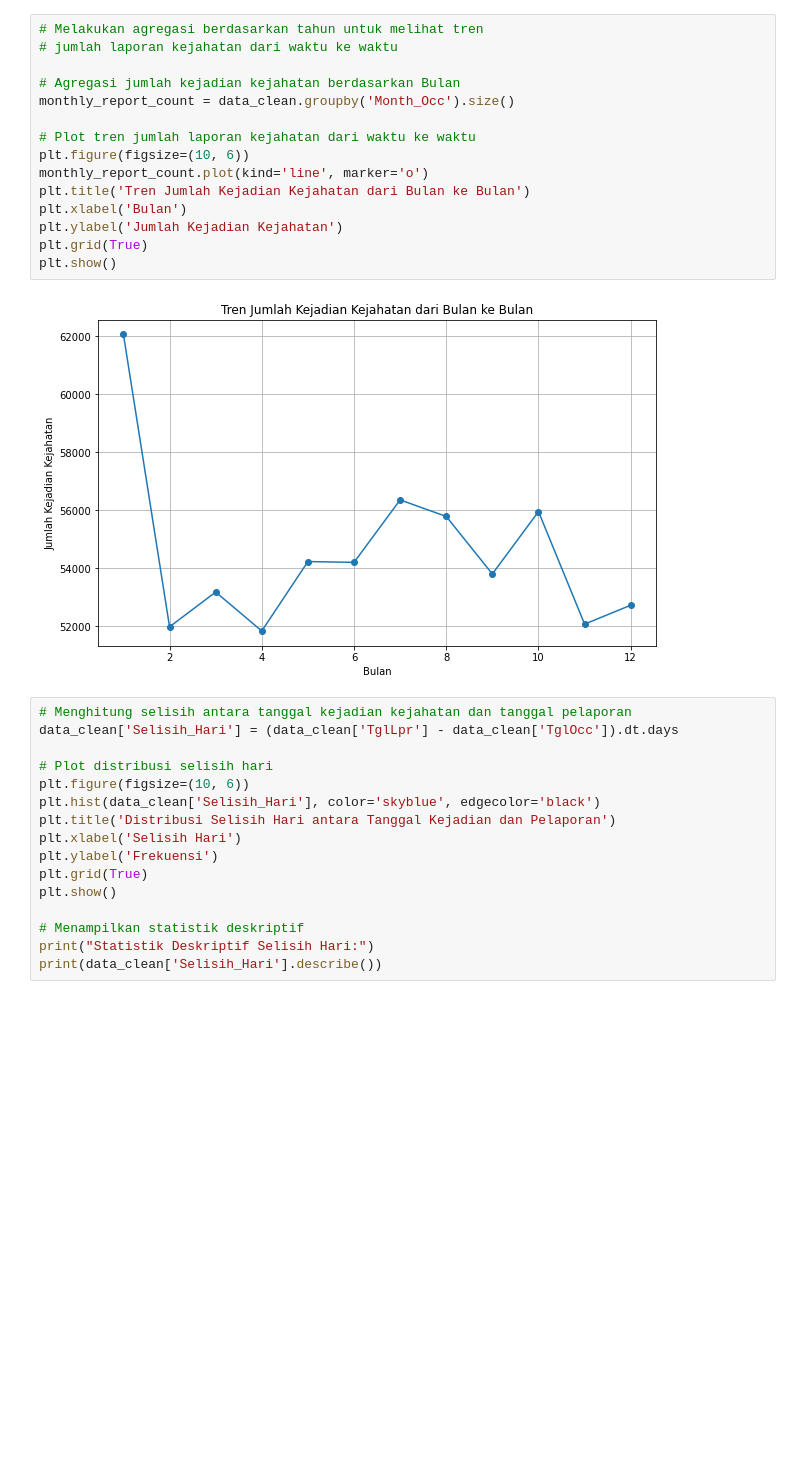
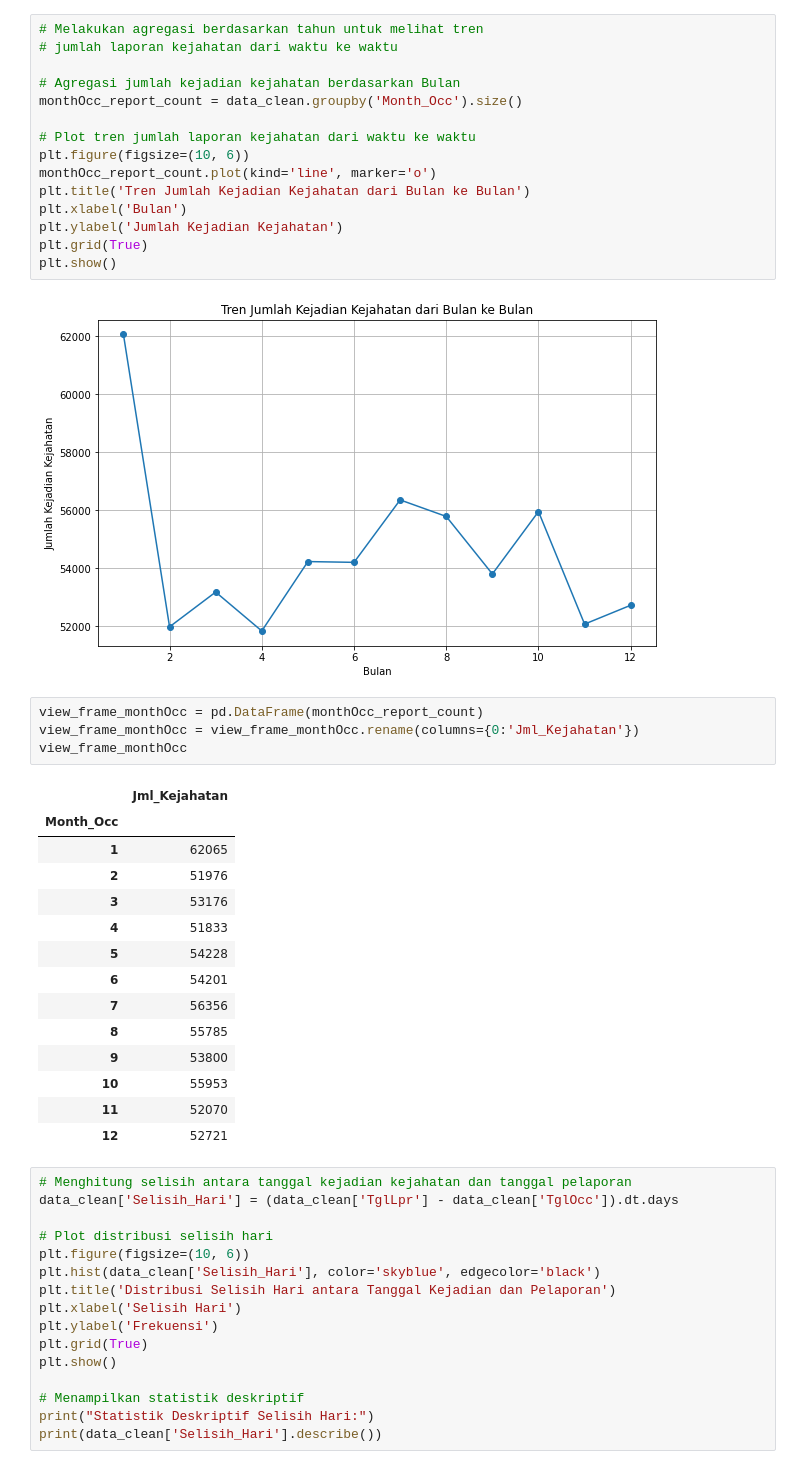
Before and after one commit to RIFF7/capstone-project, a Jupyter notebook: capstone_project.ipynb, the cells around one changed output. Cells and saved outputs as stored; diff of their text form; blank space fills up the shorter version.

```diff
--- a/capstone_project.ipynb
+++ b/capstone_project.ipynb
@@ -1230,11 +1250,11 @@ plt.show()
 # jumlah laporan kejahatan dari waktu ke waktu
 
 # Agregasi jumlah kejadian kejahatan berdasarkan Bulan
-monthly_report_count = data_clean.groupby('Month_Occ').size()
+monthOcc_report_count = data_clean.groupby('Month_Occ').size()
 
 # Plot tren jumlah laporan kejahatan dari waktu ke waktu
 plt.figure(figsize=(10, 6))
-monthly_report_count.plot(kind='line', marker='o')
+monthOcc_report_count.plot(kind='line', marker='o')
 plt.title('Tren Jumlah Kejadian Kejahatan dari Bulan ke Bulan')
 plt.xlabel('Bulan')
 plt.ylabel('Jumlah Kejadian Kejahatan')
@@ -1242,6 +1262,25 @@ plt.grid(True)
 plt.show()
 # %% [output]
 [figure]
+# %%
+view_frame_monthOcc = pd.DataFrame(monthOcc_report_count)
+view_frame_monthOcc = view_frame_monthOcc.rename(columns={0:'Jml_Kejahatan'})
+view_frame_monthOcc
+# %% [output]
+|  | Jml_Kejahatan |
+| Month_Occ |  |
+| 1 | 62065 |
+| 2 | 51976 |
+| 3 | 53176 |
+| 4 | 51833 |
+| 5 | 54228 |
+| 6 | 54201 |
+| 7 | 56356 |
+| 8 | 55785 |
+| 9 | 53800 |
+| 10 | 55953 |
+| 11 | 52070 |
+| 12 | 52721 |
 # %%
 # Menghitung selisih antara tanggal kejadian kejahatan dan tanggal pelaporan
 data_clean['Selisih_Hari'] = (data_clean['TglLpr'] - data_clean['TglOcc']).dt.days
```
Also changed, not shown: parts of 19 cells of this notebook, 2 other files.
